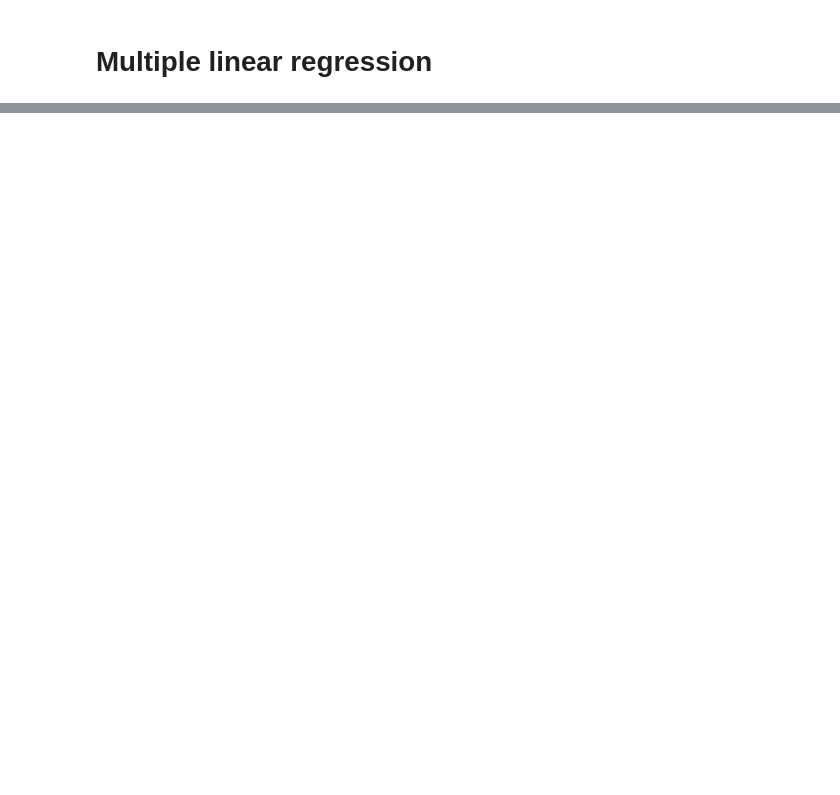
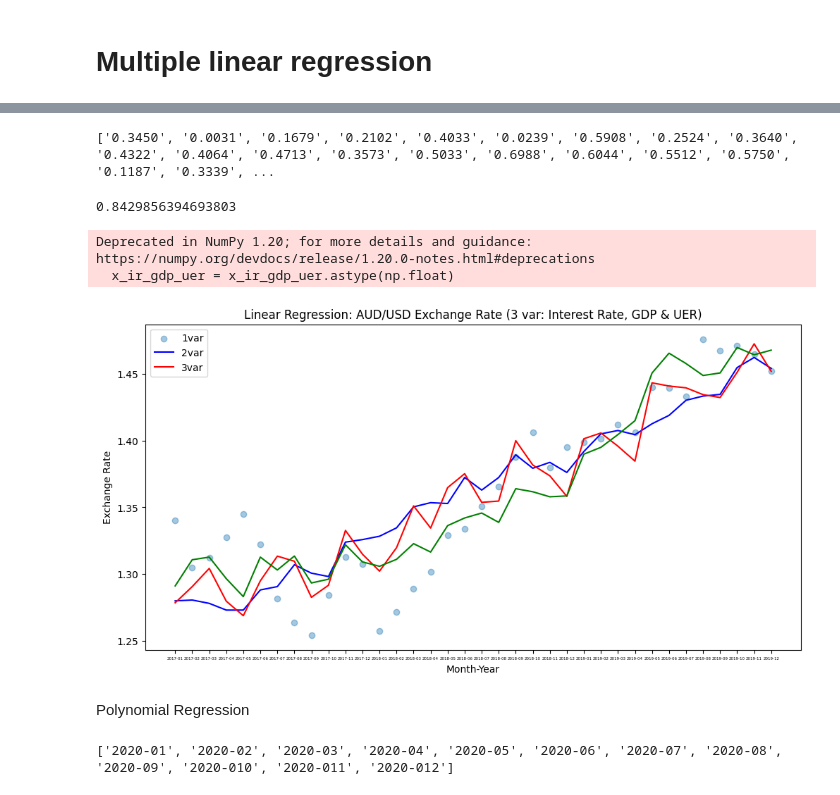
Before and after one commit to Sanyam-jain30/ML-Project, a Jupyter notebook: EDA and Data visualization.ipynb, the cells around one changed output, grey strips where cells are left out. Drawn from its saved outputs; the diff is of its cells as text; code cells hidden in the pictures; blank space fills up the shorter version.

```diff
--- a/EDA and Data visualization.ipynb
+++ b/EDA and Data visualization.ipynb
@@ -299,0 +390,5 @@ plt.show()
+# %%
+# Variables: Interest Rates & GDP & UER (replace CPI with UER)
+
+unemployment_rate = pd.read_csv("aus usa unemployment rate.csv")
+unemployment_rate.head()
@@ -299,0 +402,42 @@ plt.show()
+# %%
+unemployment_rate['uer_diff'] = unemployment_rate['aus_unemployment rate'] - unemployment_rate['usa_unemployment rate']
+uer_diff_all = unemployment_rate['uer_diff']
+uer_diff = ["%.4f" % num for num in uer_diff_all]
+
+print(uer_diff)
+# %% [output]
+['0.3450', '0.0031', '0.1679', '0.2102', '0.4033', '0.0239', '0.5908', '0.2524', '0.3640', '0.4322', '0.4064', '0.4713', '0.3573', '0.5033', '0.6988', '0.6044', '0.5512', '0.5750', '0.1187', '0.3339', ...
+# %%
+x_ir_gdp_uer = np.array(list(zip(x_ir, gdp_diff, uer_diff)))
+x_ir_gdp_uer = x_ir_gdp_uer.astype(np.float)
+
+model.fit(x_ir_gdp_uer, y_fx)
+y_fx_predict_3 = model.predict(x_ir_gdp_uer)
+
+print(model.score(x_ir_gdp_uer, y_fx))
+# %% [output]
+0.8429856394693803
+Deprecated in NumPy 1.20; for more details and guidance: https://numpy.org/devdocs/release/1.20.0-notes.html#deprecations
+  x_ir_gdp_uer = x_ir_gdp_uer.astype(np.float)
+# %%
+plt.figure(figsize=(12,6))
+plt.scatter(month_year, y_fx, alpha=0.4)
+plt.plot(month_year, y_fx_predict, color='b')
+plt.plot(month_year, y_fx_predict_2, color='r')
+plt.plot(month_year, y_fx_predict_3, color='g')
+plt.legend(['1var', '2var', '3var'])
+plt.title("Linear Regression: AUD/USD Exchange Rate (3 var: Interest Rate, GDP & UER)")
+plt.xlabel("Month-Year")
+plt.ylabel("Exchange Rate")
+plt.xticks(fontsize=4)
+plt.show()
+# %% [output]
+[figure, added]
+# %% [markdown]
+Polynomial Regression
+# %%
+month_year_future = [x+1 for x in range(0, 12)]
+month_year_future = ['2020-0'+ str(x) for x in month_year_future]
+print(month_year_future)
+# %% [output]
+['2020-01', '2020-02', '2020-03', '2020-04', '2020-05', '2020-06', '2020-07', '2020-08', '2020-09', '2020-010', '2020-011', '2020-012']
```
Also changed, not shown: parts of 29 cells of this notebook, 4 other files.
